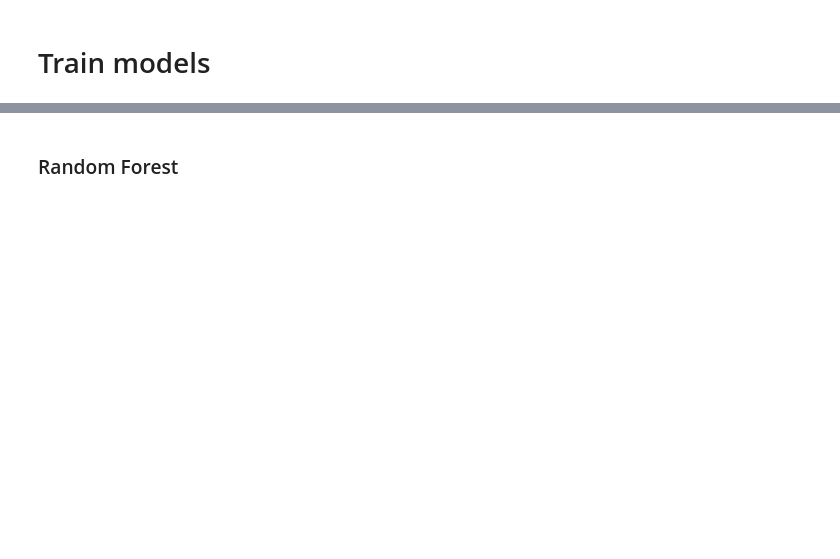
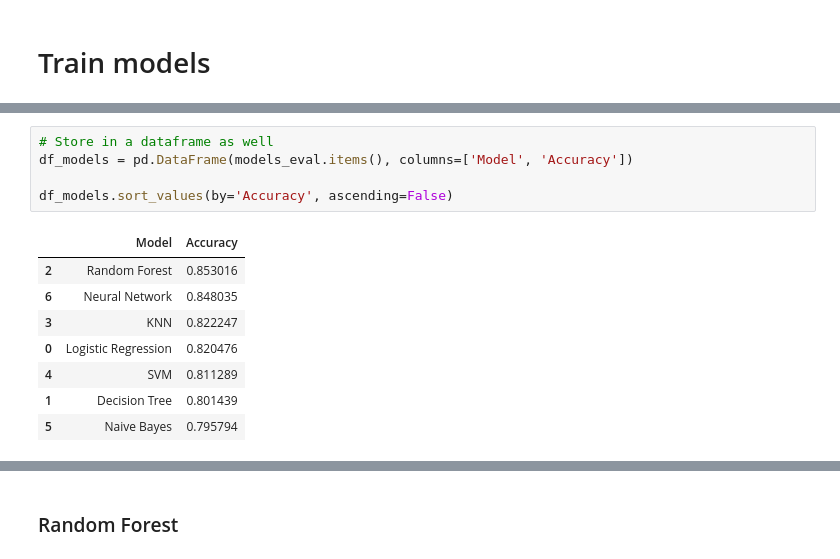
Before and after one commit to parsakzr/ytuce-datamining-project, a Jupyter notebook: notebook.ipynb, the cells around one changed output, grey strips where cells are left out. Drawn from its saved outputs; the diff is of its cells as text; blank space fills up the shorter version.

```diff
--- a/notebook.ipynb
+++ b/notebook.ipynb
@@ -526,0 +661,14 @@ Accuracy Score = 82.90%
+# %%
+# Store in a dataframe as well
+df_models = pd.DataFrame(models_eval.items(), columns=['Model', 'Accuracy'])
+
+df_models.sort_values(by='Accuracy', ascending=False)
+# %% [output]
+|  | Model | Accuracy |
+| 2 | Random Forest | 0.853016 |
+| 6 | Neural Network | 0.848035 |
+| 3 | KNN | 0.822247 |
+| 0 | Logistic Regression | 0.820476 |
+| 4 | SVM | 0.811289 |
+| 1 | Decision Tree | 0.801439 |
+| 5 | Naive Bayes | 0.795794 |
```
Also changed, not shown: parts of 24 cells of this notebook.
